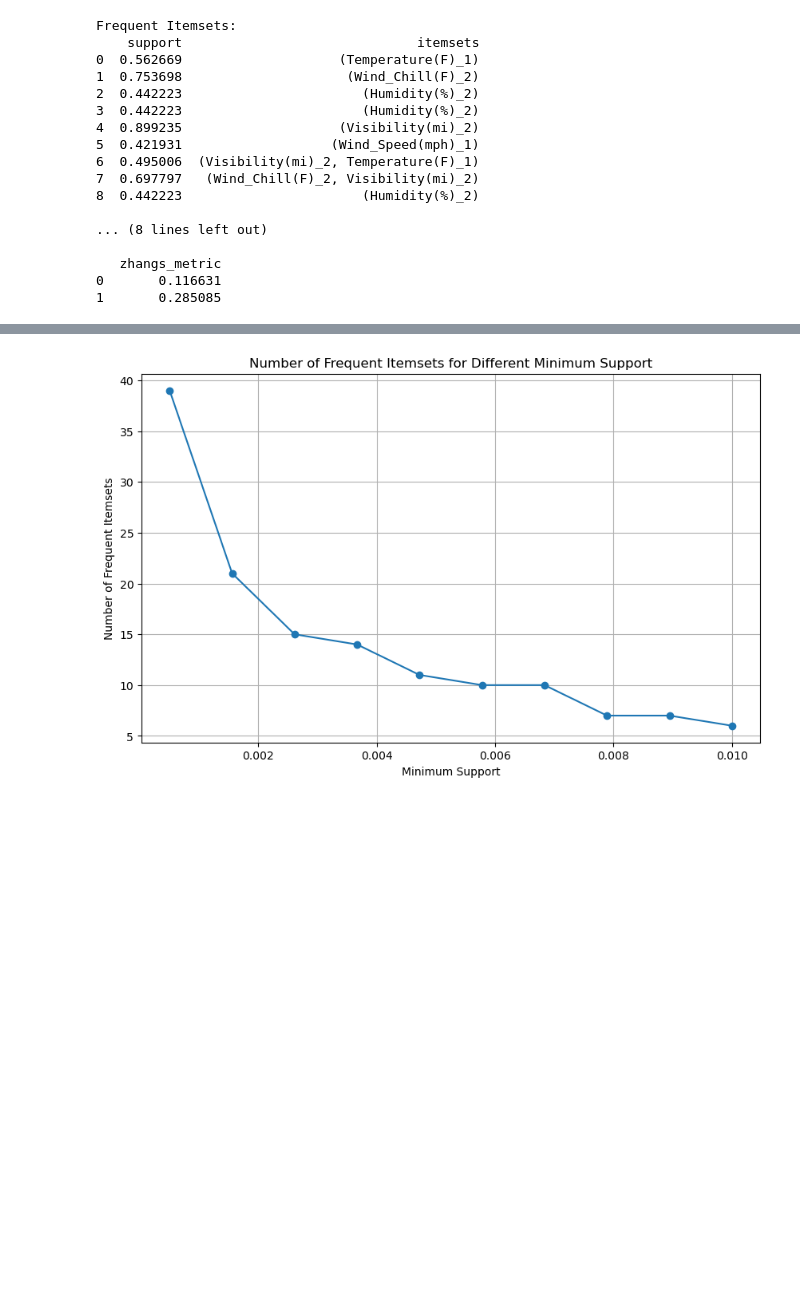
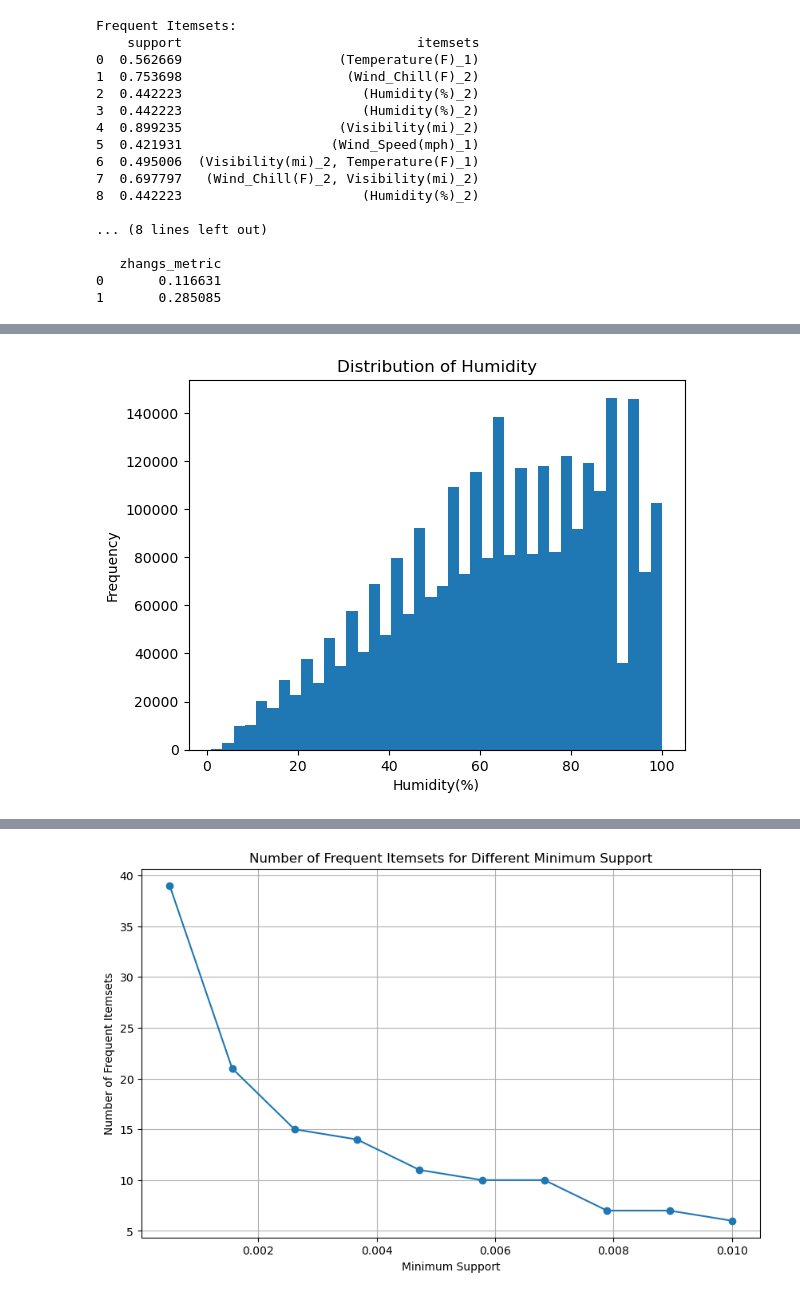
Before and after one commit to AbolfazlAAnsari/Transportaion-Pipline, a Jupyter notebook: Apriori Algorithm.ipynb, the cells around one changed output, grey strips where cells are left out. Saved outputs shown, nothing was run; the diff lists cells and outputs as text; code cells hidden in the pictures; blank space fills up the shorter version.

```diff
--- a/Apriori Algorithm.ipynb
+++ b/Apriori Algorithm.ipynb
@@ -667,0 +702,14 @@ df
+# %%
+# Analys best cuts for features
+# Humidity(%)
+
+humidity_data = df['Humidity(%)']
+
+# Plot distribution
+plt.hist(humidity_data, bins=40)
+plt.xlabel('Humidity(%)')
+plt.ylabel('Frequency')
+plt.title('Distribution of Humidity')
+plt.savefig('Distribution of Humidity')
+# %% [output]
+[figure, added]
```
Also changed, not shown: parts of 24 cells of this notebook, 9 other files.
